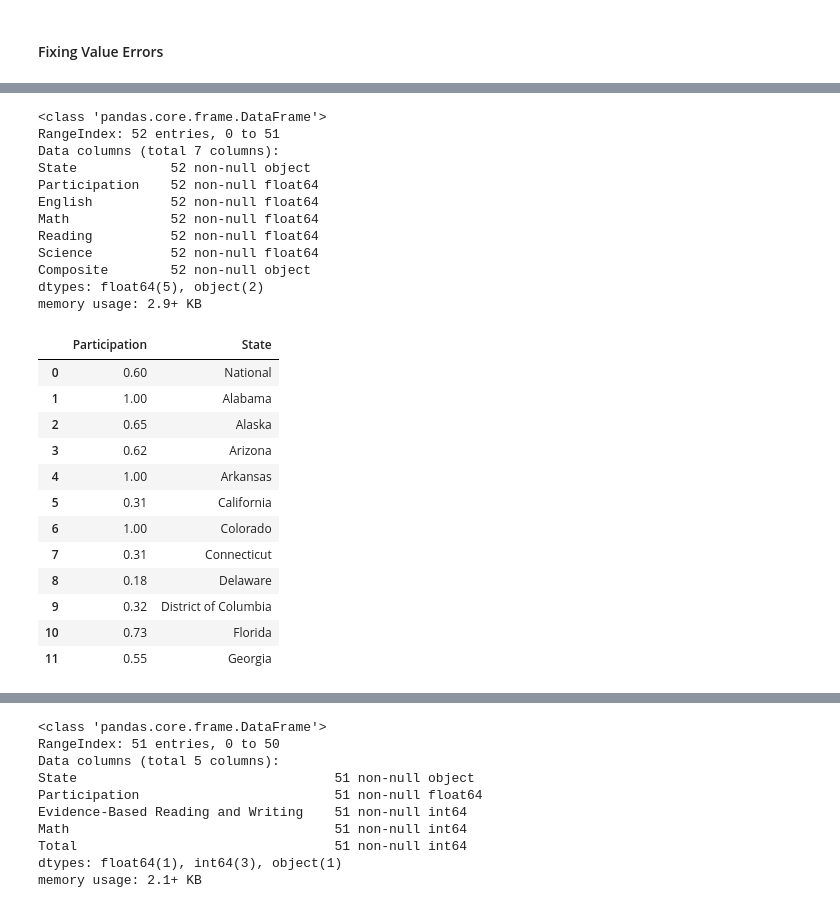
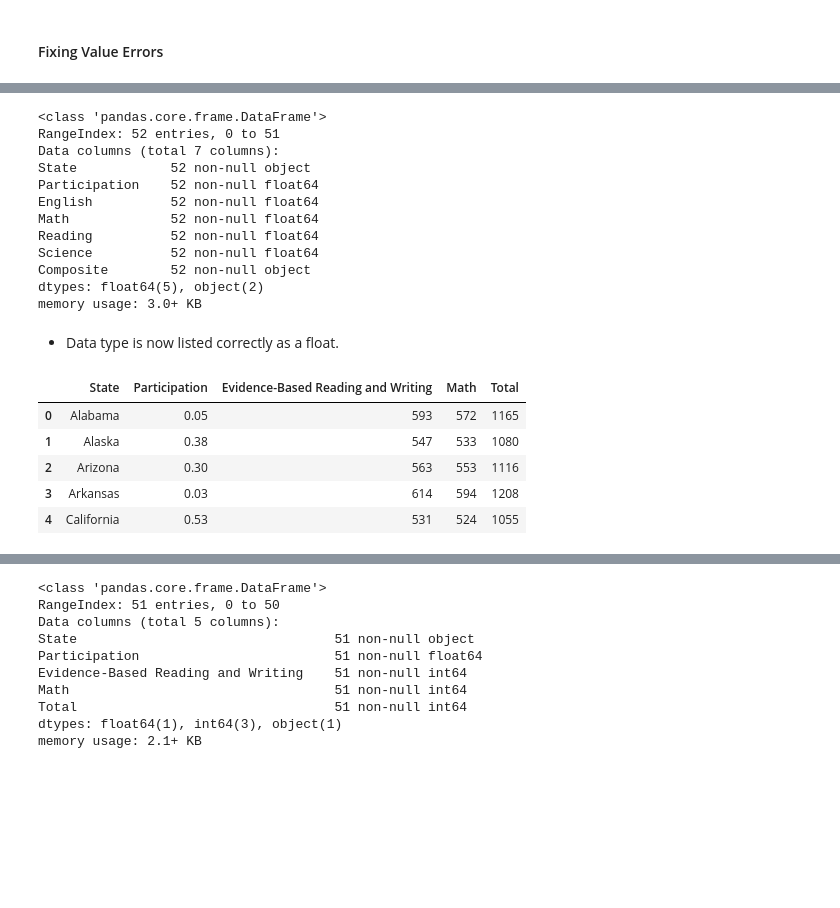
Before and after one commit to lwinter819/Project-1---Participation-Rates, a Jupyter notebook: code/Project 1- Final code.ipynb, the cells around one changed output, grey strips where cells are left out. Cells and saved outputs as stored; diff of their text form; code cells hidden in the pictures; blank space fills up the shorter version.

```diff
--- a/code/Project 1- Final code.ipynb
+++ b/code/Project 1- Final code.ipynb
@@ -233,35 +234,35 @@ act_2017[['Participation', 'State']].head(12)
-# %%
-# Changing data type to float for all values
-act_2017['Participation'] = act_2017['Participation'].astype(float)
-act_2017.info()
-# %% [output]
-<class 'pandas.core.frame.DataFrame'>
-RangeIndex: 52 entries, 0 to 51
-Data columns (total 7 columns):
-State            52 non-null object
-Participation    52 non-null float64
-English          52 non-null float64
-Math             52 non-null float64
-Reading          52 non-null float64
-Science          52 non-null float64
-Composite        52 non-null object
-dtypes: float64(5), object(2)
-memory usage: 2.9+ KB
+# %%
+act_2017.info()
+# %% [output]
+<class 'pandas.core.frame.DataFrame'>
+RangeIndex: 52 entries, 0 to 51
+Data columns (total 7 columns):
+State            52 non-null object
+Participation    52 non-null float64
+English          52 non-null float64
+Math             52 non-null float64
+Reading          52 non-null float64
+Science          52 non-null float64
+Composite        52 non-null object
+dtypes: float64(5), object(2)
+memory usage: 3.0+ KB
+# %% [markdown]
+ - Data type is now listed correctly as a float.
 # %%
+#removes % from string for all items in participation column
+sat_2017['Participation'] = sat_2017['Participation'].map(lambda x: str(x)[:-1])
+
+# Changing data type to float for all values
+sat_2017['Participation'] = sat_2017['Participation'].astype(float)
+
 #Dividing values by 100 to get into percent format.
-act_2017['Participation'] = act_2017['Participation'].map(lambda x: x/100)
-act_2017[['Participation', 'State']].head(12)
+sat_2017['Participation'] = sat_2017['Participation'].map(lambda x: x/100)
+
+sat_2017.head()
 # %% [output]
-|  | Participation | State |
-| 0 | 0.60 | National |
-| 1 | 1.00 | Alabama |
-| 2 | 0.65 | Alaska |
-| 3 | 0.62 | Arizona |
-| 4 | 1.00 | Arkansas |
-| 5 | 0.31 | California |
-| 6 | 1.00 | Colorado |
-| 7 | 0.31 | Connecticut |
-| 8 | 0.18 | Delaware |
-| 9 | 0.32 | District of Columbia |
-| 10 | 0.73 | Florida |
-| 11 | 0.55 | Georgia |
+|  | State | Participation | Evidence-Based Reading and Writing | Math | Total |
+| 0 | Alabama | 0.05 | 593 | 572 | 1165 |
+| 1 | Alaska | 0.38 | 547 | 533 | 1080 |
+| 2 | Arizona | 0.30 | 563 | 553 | 1116 |
+| 3 | Arkansas | 0.03 | 614 | 594 | 1208 |
+| 4 | California | 0.53 | 531 | 524 | 1055 |
```
Also changed, not shown: parts of 125 cells of this notebook.
